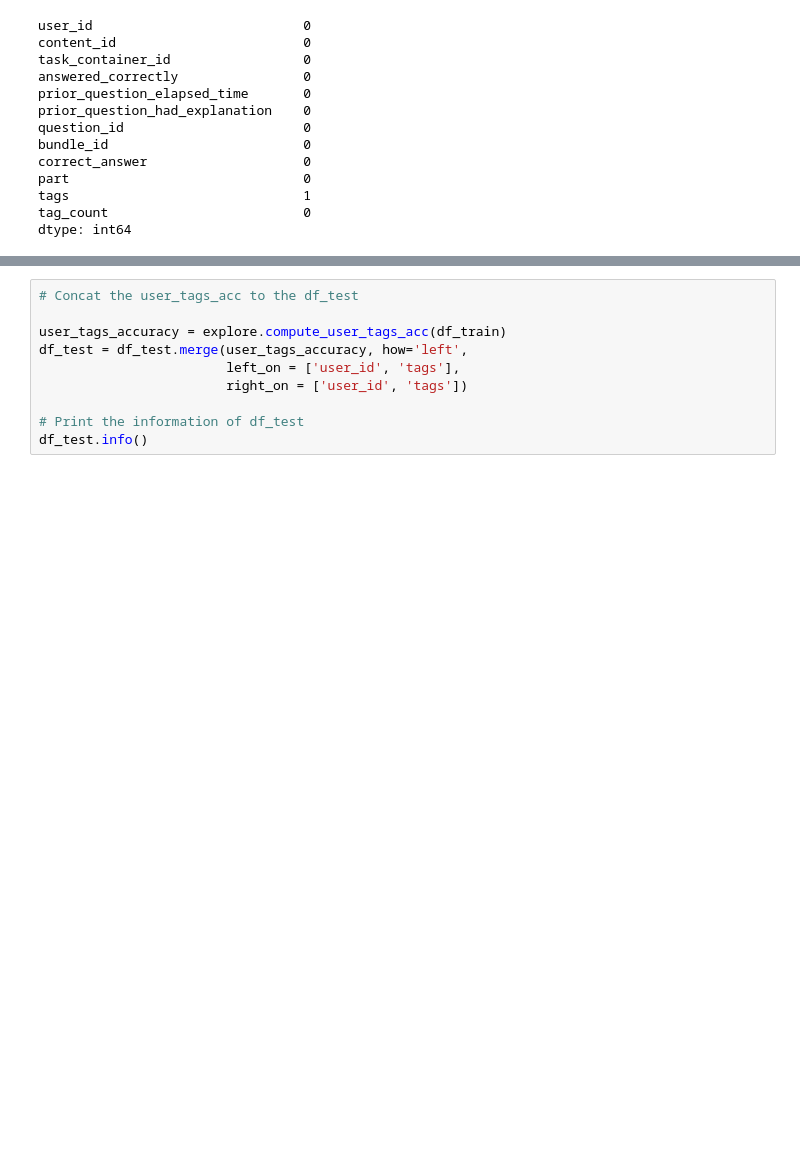
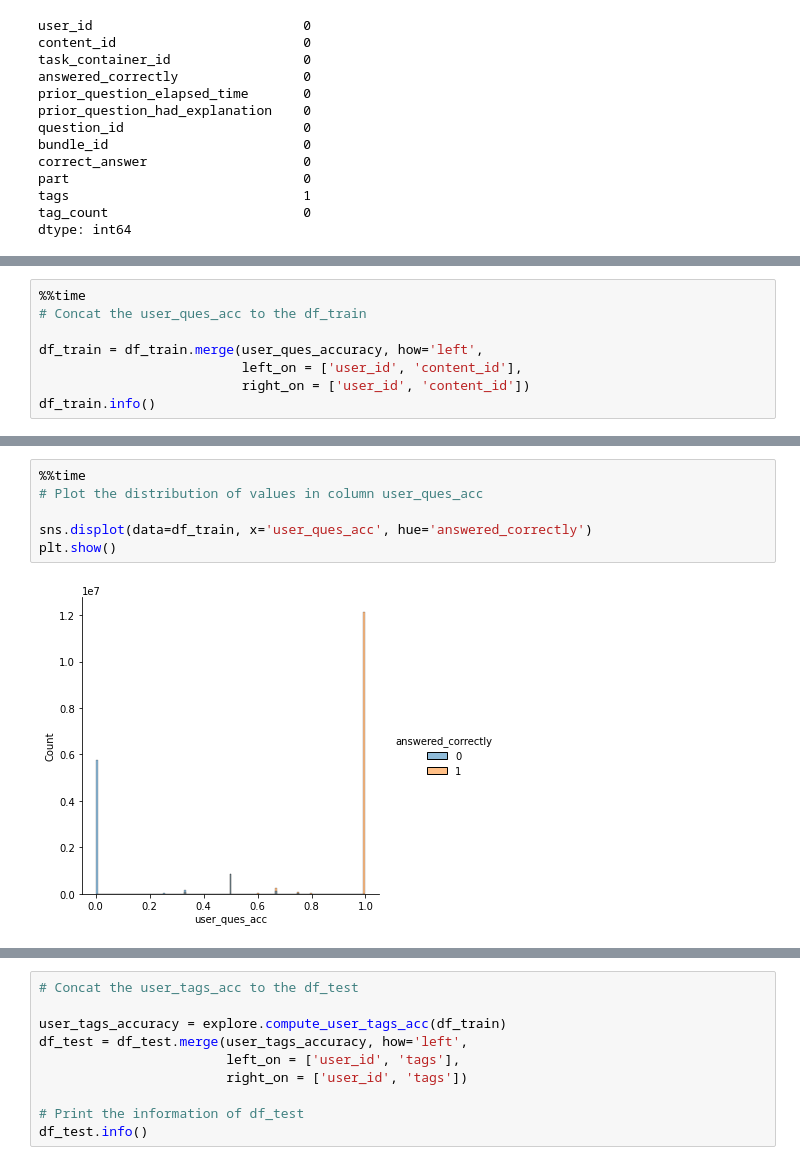
Before and after one commit to Yongliang-Shi/riiid_answer_correctness_prediction, a Jupyter notebook: model.ipynb, the cells around one changed output, grey strips where cells are left out. Drawn from its saved outputs; the diff is of its cells as text; blank space fills up the shorter version.

Commit message:
add new feature user_question_acc

```diff
--- a/model.ipynb
+++ b/model.ipynb
@@ -253,0 +268,8 @@ dtype: int64
+# %%
+%%time
+# Concat the user_ques_acc to the df_train
+
+df_train = df_train.merge(user_ques_accuracy, how='left',
+                          left_on = ['user_id', 'content_id'],
+                          right_on = ['user_id', 'content_id'])
+df_train.info()
@@ -253,0 +294,8 @@ dtype: int64
+# %%
+%%time
+# Plot the distribution of values in column user_ques_acc
+
+sns.displot(data=df_train, x='user_ques_acc', hue='answered_correctly')
+plt.show()
+# %% [output]
+[figure, added]
```
Also changed, not shown: parts of 13 cells of this notebook.
